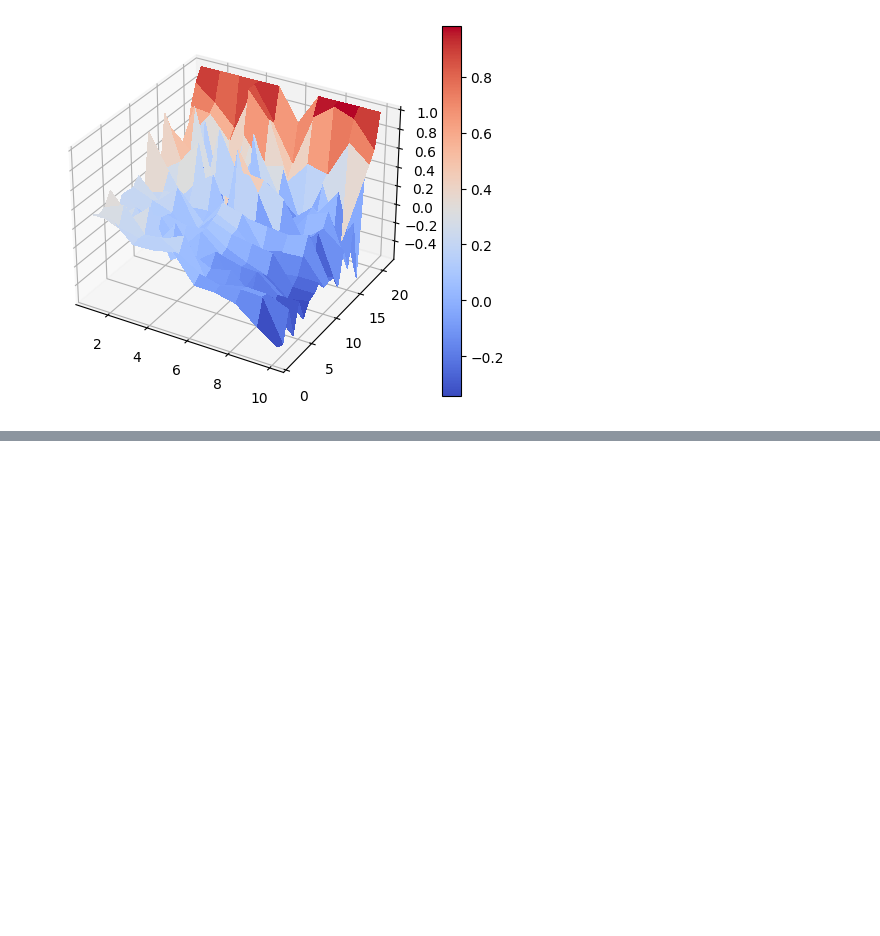
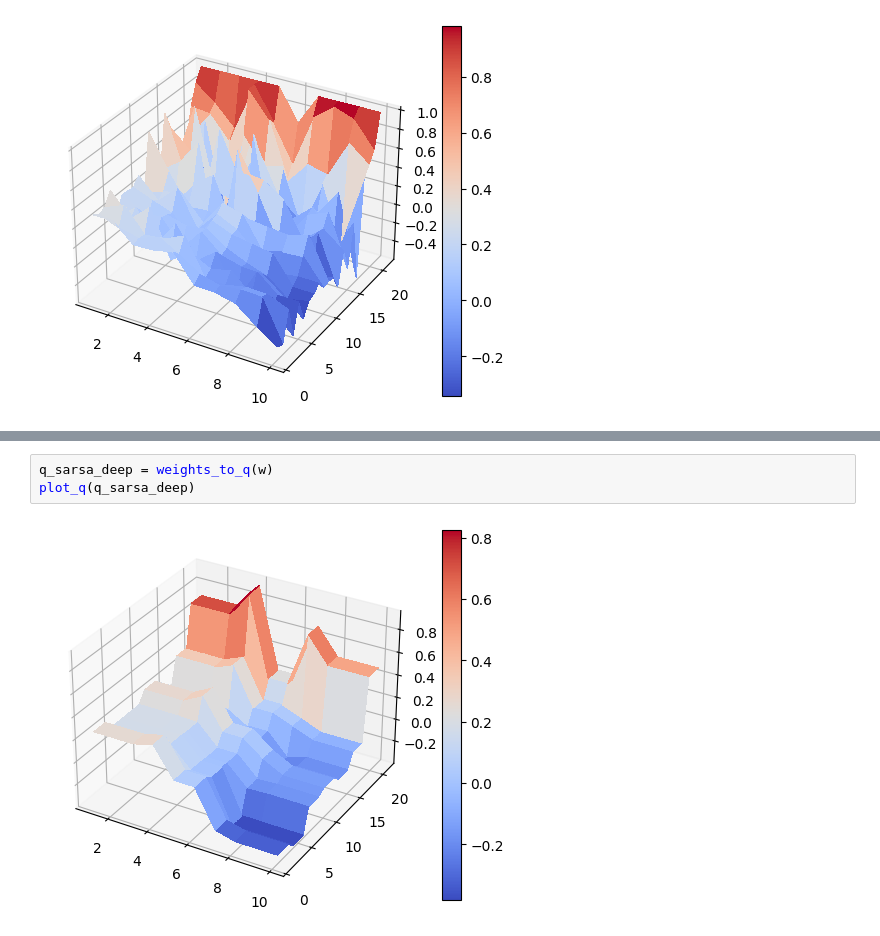
Before and after one commit to 6rayWa1cher/ml-sandbox, a Jupyter notebook: notebooks/blackjack_v2.ipynb, the cells around one changed output, grey strips where cells are left out. Cells and saved outputs as stored; diff of their text form; blank space fills up the shorter version.

```diff
--- a/notebooks/blackjack_v2.ipynb
+++ b/notebooks/blackjack_v2.ipynb
@@ -249,0 +381,5 @@ for k, v in mse_during_training_dict.items():
+# %%
+q_sarsa_deep = weights_to_q(w)
+plot_q(q_sarsa_deep)
+# %% [output]
+[figure, added]
```
Also changed, not shown: parts of 13 cells of this notebook.
